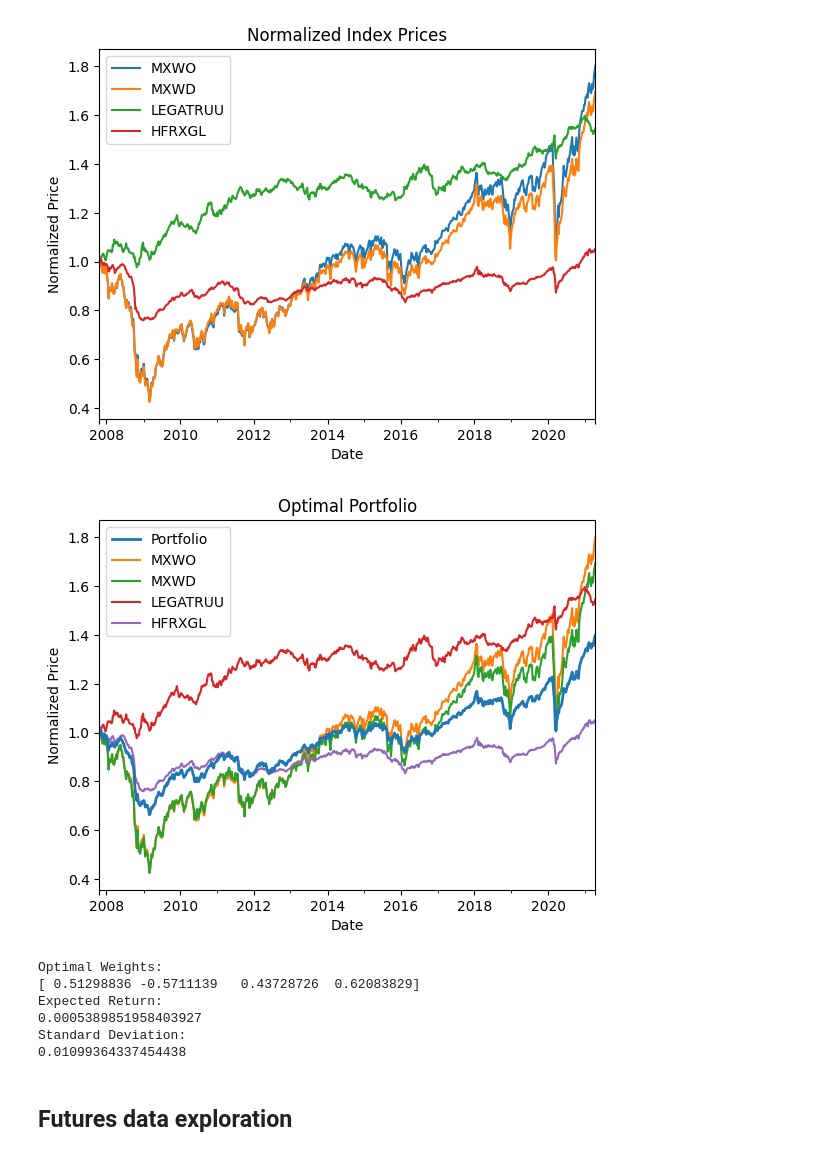
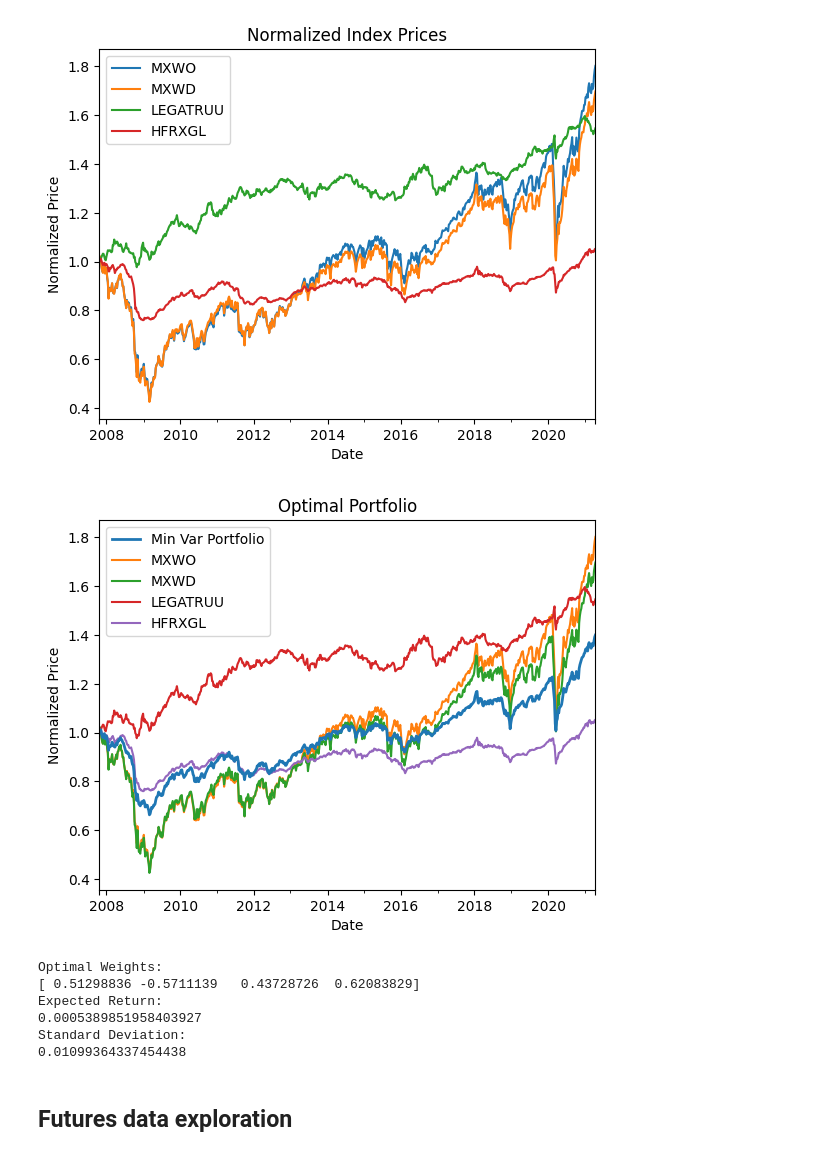
Before and after one commit to jstringara/Fintech, a Jupyter notebook: FinalProject/neuralReplication.ipynb, the cells around one changed output. Saved outputs shown, nothing was run; the diff lists cells and outputs as text; code cells hidden in the pictures.

```diff
--- a/FinalProject/neuralReplication.ipynb
+++ b/FinalProject/neuralReplication.ipynb
@@ -41,35 +41,35 @@ plt.show()
 returns = indexes.pct_change().dropna()
 mu = returns.mean()
 Sigma = returns.cov()
 Sigma_inv = np.linalg.inv(Sigma)
 r = 0.3
 ones = np.ones(len(mu))
 
 # calculate the optimal weights
 w = Sigma_inv.dot(mu-r*ones)/(ones.T.dot(Sigma_inv).dot(mu-r*ones))
 
 # define the portfolio through the optimal weights
 portfolio = indexes.dot(w)
-portfolio.name = 'Portfolio'
+portfolio.name = 'Min Var Portfolio'
 
 portfolio_norm = portfolio.div(portfolio.iloc[0])
 portfolio_plot = portfolio_norm.plot(zorder=1, lw=2)
 indexes_norm.plot(ax=portfolio_plot, zorder=0)
 portfolio_plot.set_ylabel('Normalized Price')
 portfolio_plot.set_xlabel('Date')
 portfolio_plot.set_title('Optimal Portfolio')
 portfolio_plot.legend(loc='best')
 plt.show()
 
 # print the optimal weights and the expected return
 print('Optimal Weights:')
 print(w)
 print('Expected Return:')
 print(portfolio.pct_change().mean())
 print('Standard Deviation:')
 print(portfolio.pct_change().std())
 # %% [output]
-[figure, old version]
+[figure, new version]
 Optimal Weights:
 [ 0.51298836 -0.5711139   0.43728726  0.62083829]
 Expected Return:
```
Also changed, not shown: parts of 26 cells of this notebook, 1 other file.
